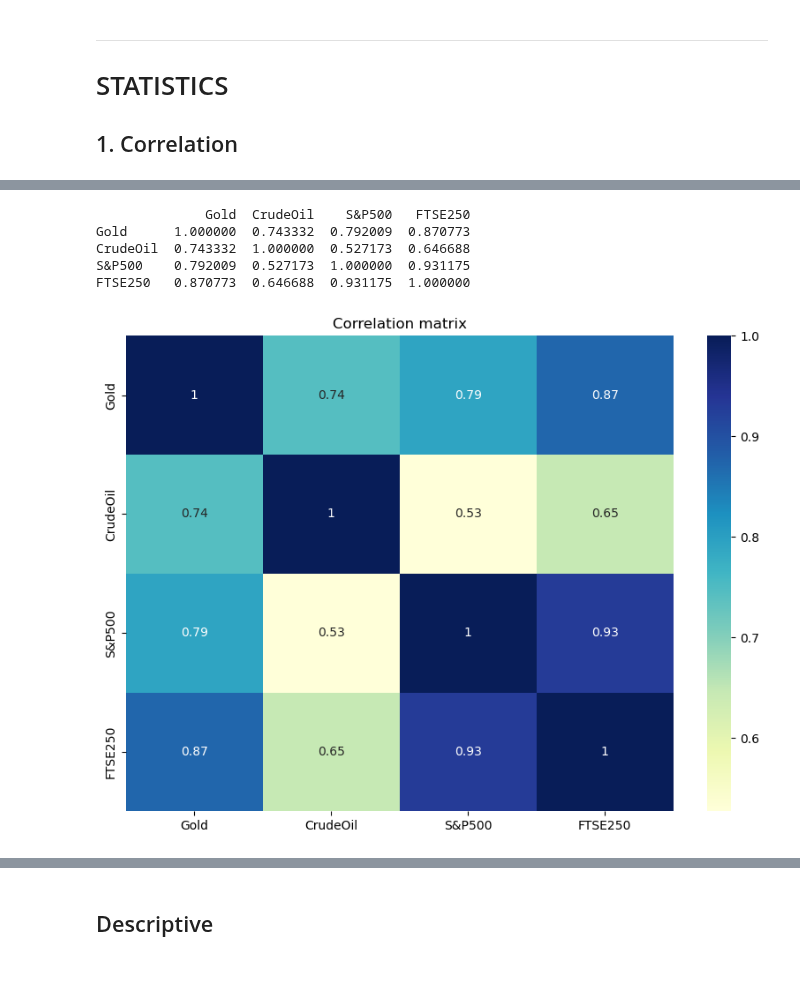
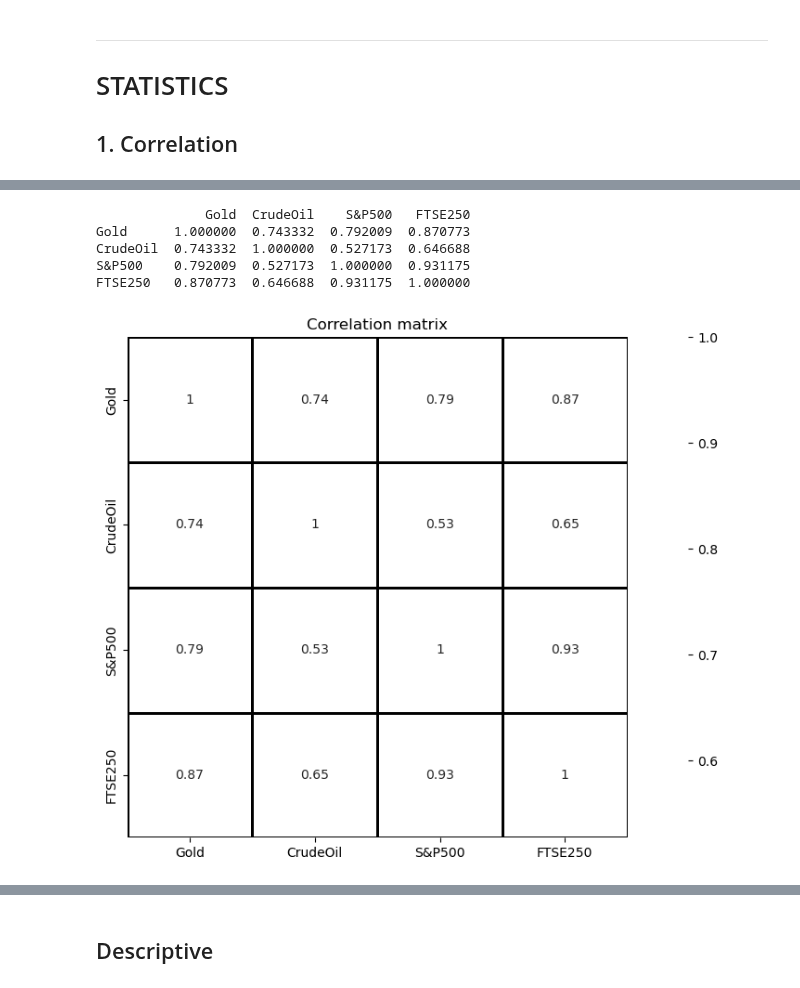
Before and after one commit to maxbranting/gold-forecast, a Jupyter notebook: data_clean_explo.ipynb, the cells around one changed output, grey strips where cells are left out. Cells and saved outputs as stored; diff of their text form; code cells hidden in the pictures.

Commit message:
autocorr plots, corr matrix redone

```diff
--- a/data_clean_explo.ipynb
+++ b/data_clean_explo.ipynb
@@ -165,14 +214,18 @@ Text(0.5, 1.0, 'FTSE250 returns 1986-01-02 to 2023-01-06')
 # %%
+import numpy as np
+from matplotlib.colors import ListedColormap
 print(df.corr())
 
 fig, ax = plt.subplots(figsize=(10,7))
-sns.heatmap(df.corr('pearson'), cmap="YlGnBu", annot=True)
+
+
+sns.heatmap(df.corr('pearson'), cmap=ListedColormap(['white']), annot=True, square=True, linecolor='Black', linewidths=1)
 plt.title('Correlation matrix')
 plt.show()
 # %% [output]
               Gold  CrudeOil    S&P500   FTSE250
 Gold      1.000000  0.743332  0.792009  0.870773
 CrudeOil  0.743332  1.000000  0.527173  0.646688
 S&P500    0.792009  0.527173  1.000000  0.931175
 FTSE250   0.870773  0.646688  0.931175  1.000000
-[figure, old version]
+[figure, new version]
```
Also changed, not shown: parts of 8 cells of this notebook.
